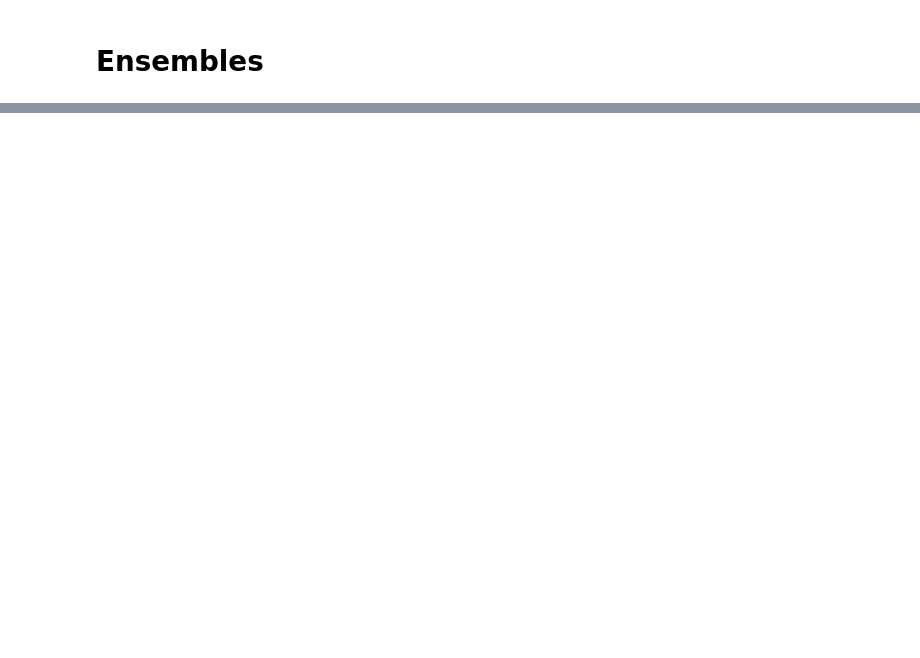
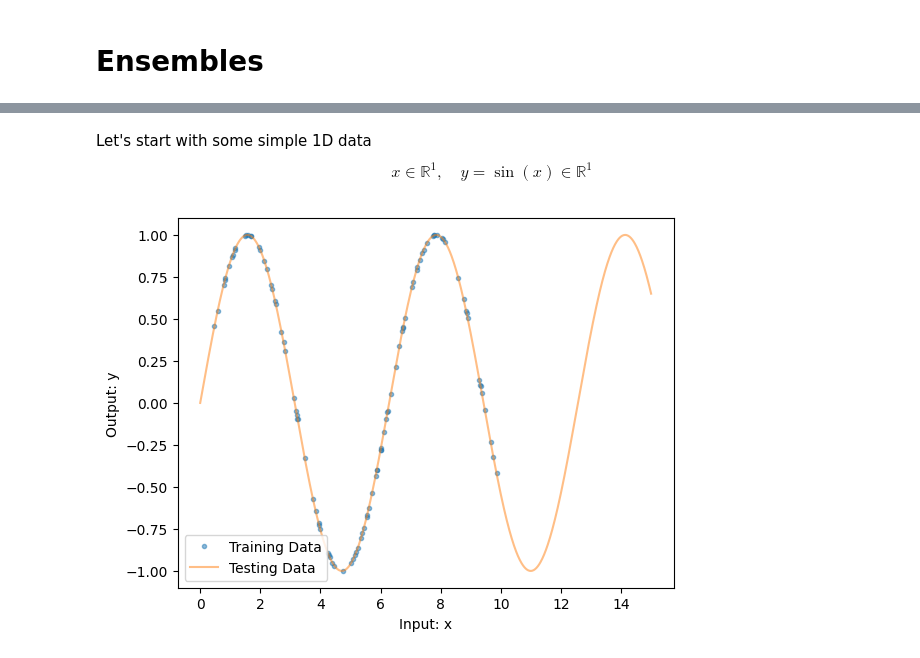
Before and after one commit to alan-turing-institute/autoemulate, a Jupyter notebook: docs/tutorials/08_ensembles.ipynb, the cells around one changed output, grey strips where cells are left out. Drawn from its saved outputs; the diff is of its cells as text; code cells hidden in the pictures; blank space fills up the shorter version.

```diff
--- a/docs/tutorials/08_ensembles.ipynb
+++ b/docs/tutorials/08_ensembles.ipynb
@@ -303,0 +38,24 @@ plt.show()
+# %% [markdown]
+Let's start with some simple 1D data
+$$
+x \in \mathbb{R}^1, \quad y = \sin(x) \in \mathbb{R}^1
+$$
+# %%
+# Training
+x_train = torch.rand(100, 1) * 10
+x_train = x_train[x_train.flatten().argsort(), :]
+y_train = torch.sin(x_train)
+plt.plot(x_train.flatten(), y_train.flatten(), '.', label='Training Data', alpha=0.5)
+
+# Testing
+x_test = torch.linspace(0.0, 15.0, steps=1000).reshape(-1, 1)
+y_test = torch.sin(x_test)
+plt.plot(x_test.flatten(), y_test.flatten(), '-', label='Testing Data', alpha=0.5)
+
+# Plot
+plt.xlabel('Input: x')
+plt.ylabel('Output: y')
+plt.legend()
+plt.show()
+# %% [output]
+[figure, added]
```
Also changed, not shown: parts of 37 cells of this notebook, 4 other files.
